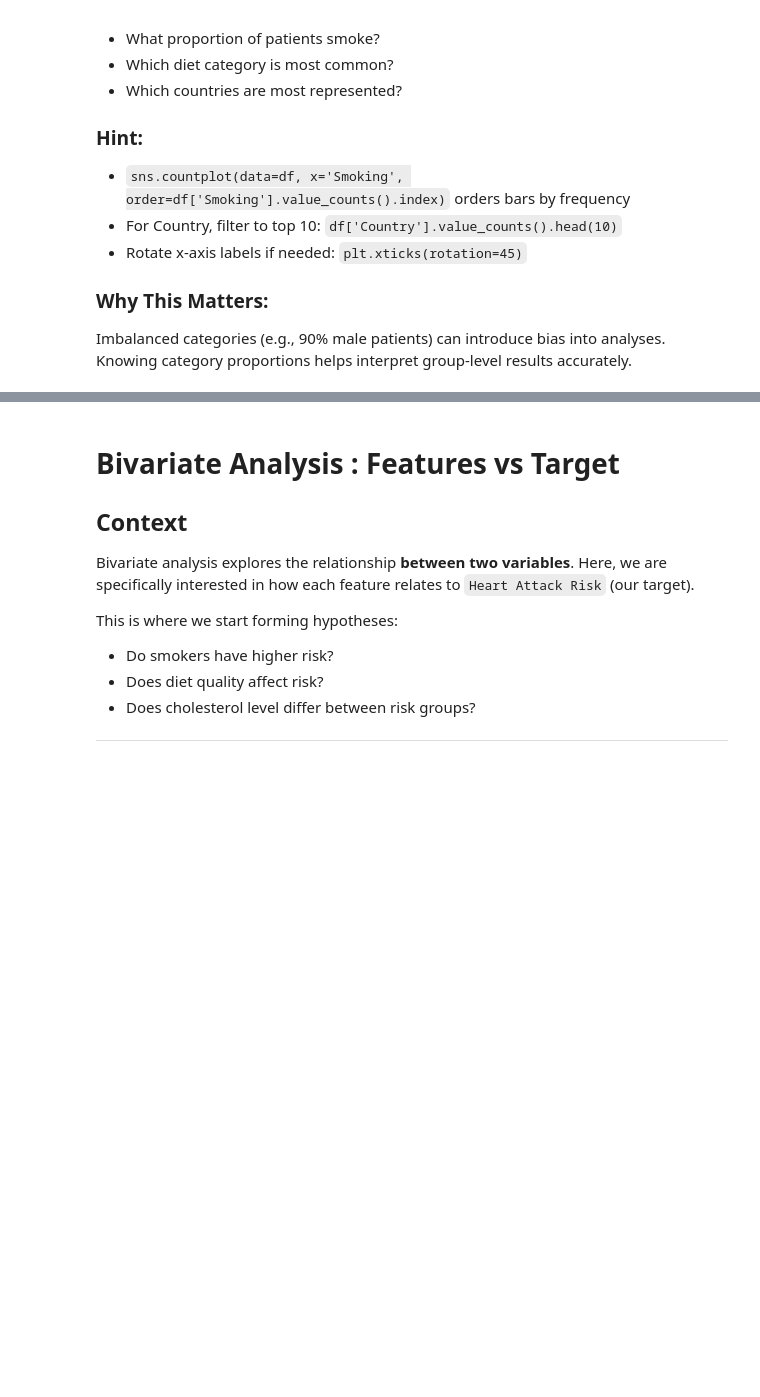
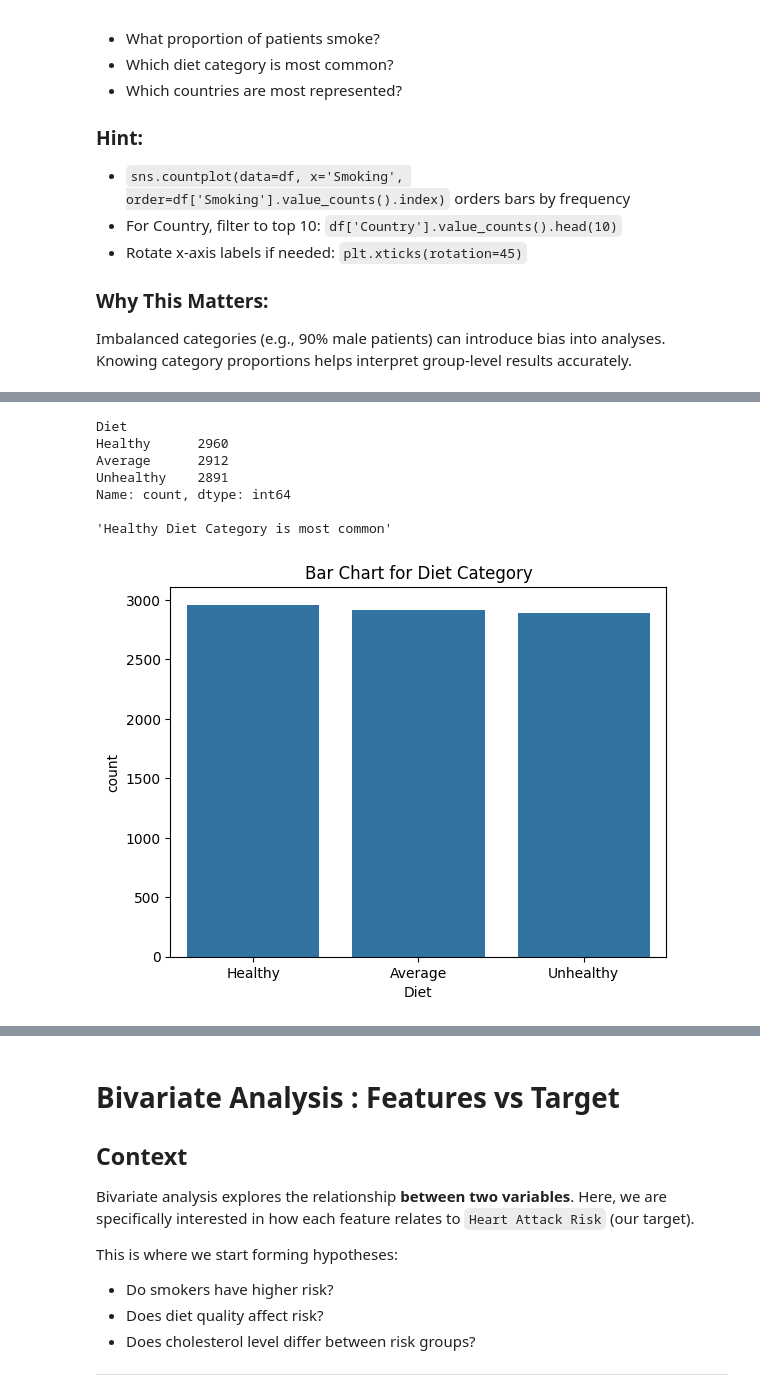
Before and after one commit to CodexAarogya/Fusemachines-Assignments, a Jupyter notebook: Week-1/Data Wrangling/Wk_1_Data_Wrangling_HeartAttack.ipynb, the cells around one changed output, grey strips where cells are left out. Cells and saved outputs as stored; diff of their text form; code cells hidden in the pictures; blank space fills up the shorter version.

```diff
--- a/Week-1/Data Wrangling/Wk_1_Data_Wrangling_HeartAttack.ipynb
+++ b/Week-1/Data Wrangling/Wk_1_Data_Wrangling_HeartAttack.ipynb
@@ -504,0 +511,18 @@ Imbalanced categories (e.g., 90% male patients) can introduce bias into analyses
+# %%
+# Most common diet category
+sns.countplot(data= lifestyle, x= 'Diet', order= lifestyle['Diet'].value_counts().index)
+plt.title("Bar Chart for Diet Category")
+
+#Common diet category
+print(lifestyle['Diet'].value_counts())
+print()
+print("'Healthy Diet Category is most common'")
+# %% [output]
+Diet
+Healthy      2960
+Average      2912
+Unhealthy    2891
+Name: count, dtype: int64
+
+'Healthy Diet Category is most common'
+[figure, added]
```
Also changed, not shown: parts of 22 cells of this notebook.
